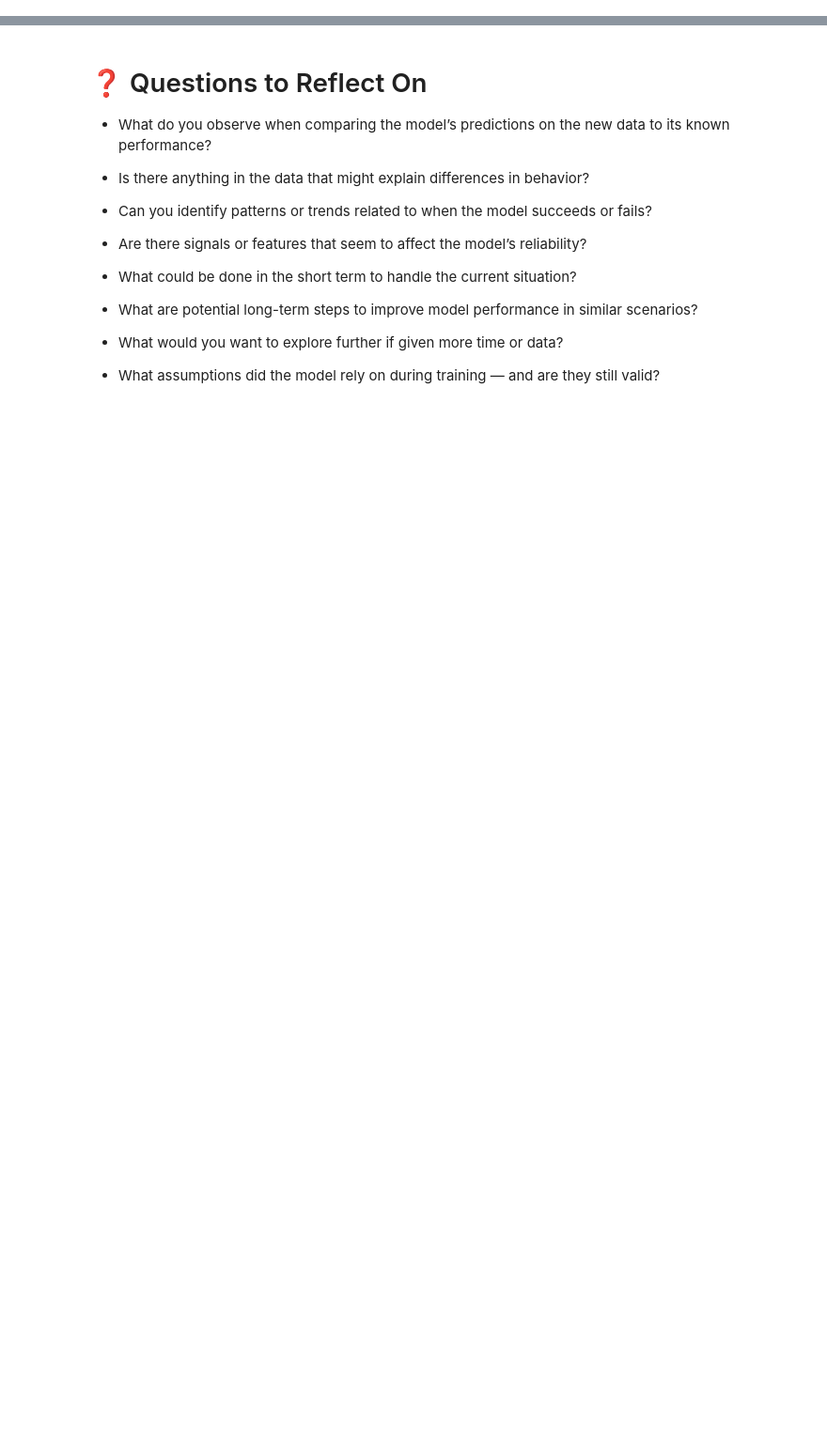
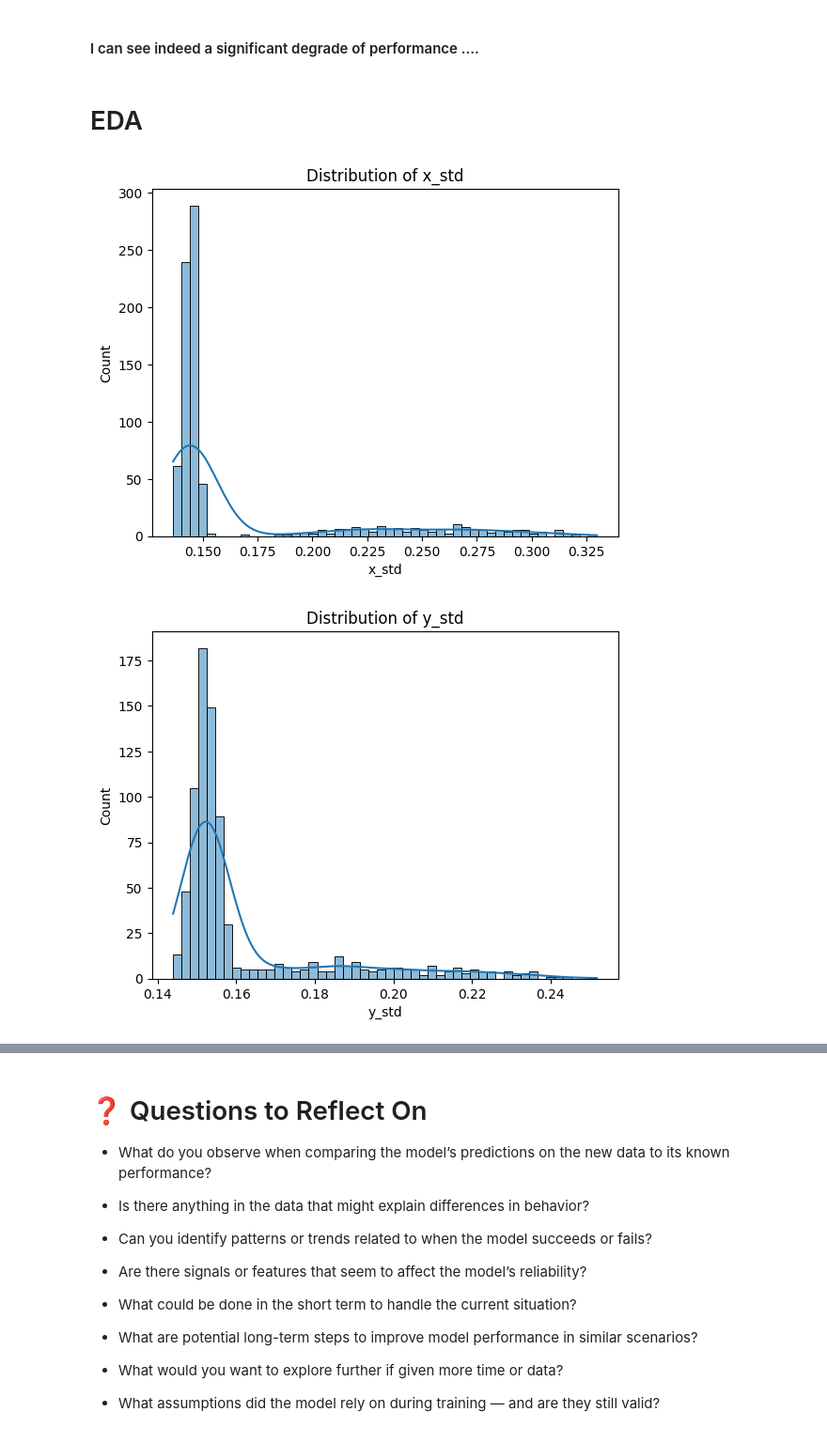
Before and after one commit to yanivmm/sensor-analysis-assignment, a Jupyter notebook: example.ipynb, the cells around one changed output, grey strips where cells are left out. Shown at 94% size. Cells and saved outputs as stored; diff of their text form; code cells hidden in the pictures; blank space fills up the shorter version.

```diff
--- a/example.ipynb
+++ b/example.ipynb
@@ -8,0 +148,12 @@ import os
+# %% [markdown]
+#### I can see indeed a significant degrade of performance ....
+# %% [markdown]
+# EDA
+# %%
+for feature in ['x_std', 'y_std', 'z_std', 'x_max', 'y_max', 'z_max']:
+    sns.histplot(train[feature], bins=50, kde=True)
+    plt.title(f'Distribution of {feature}')
+    plt.show()
+# %% [output]
+[figure, added]
+[figure, added]
```
Also changed, not shown: parts of 29 cells of this notebook, 4 other files.
